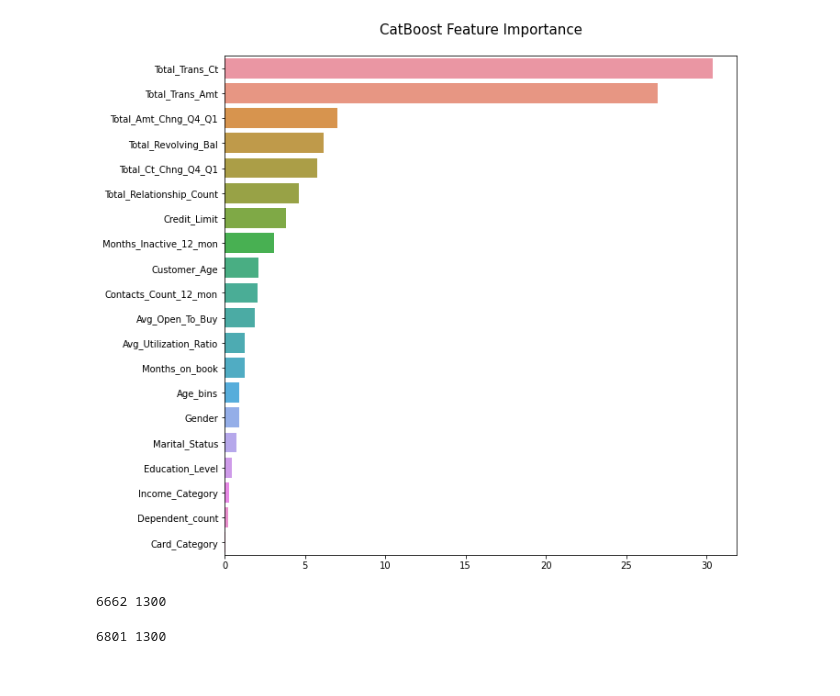
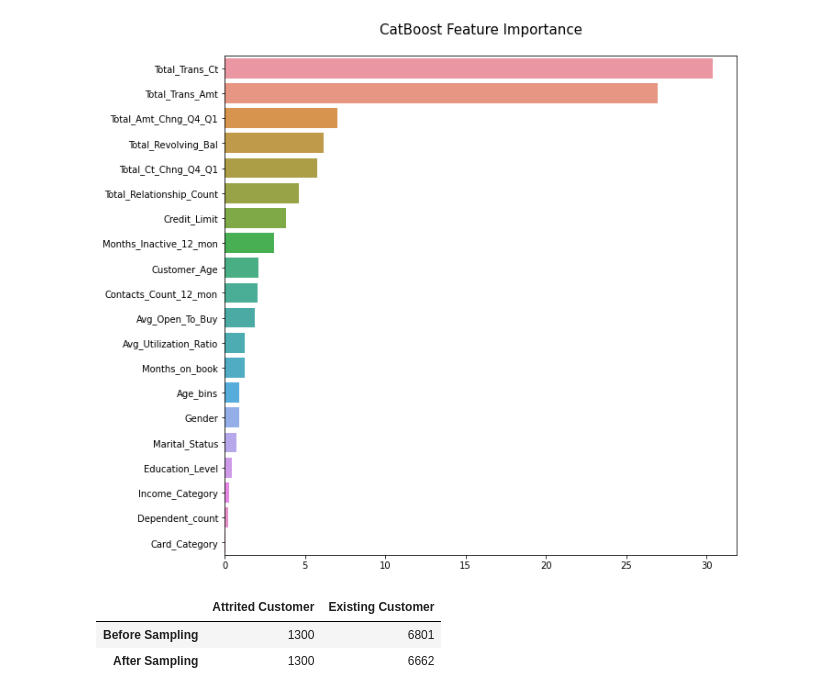
Before and after one commit to YJ-97/-Prediction-Customer-Attrition, a Jupyter notebook: modeling_column_all/CatBoost.ipynb, the cells around one changed output. Saved outputs shown, nothing was run; the diff lists cells and outputs as text; code cells hidden in the pictures.

```diff
--- a/modeling_column_all/CatBoost.ipynb
+++ b/modeling_column_all/CatBoost.ipynb
@@ -385,32 +385,23 @@ plt.title('CatBoost Feature Importance\n', fontsize=15)
 Text(0.5, 1.0, 'CatBoost Feature Importance\n')
 [figure]
 # %%
+columns = ['Attrited Customer', 'Existing Customer']
+df = pd.DataFrame(columns=columns)
+
 x_train, x_test, y_train, y_test = train_test_split(input, target, random_state=42, test_size=0.2)
 
 ss = StandardScaler()
 x_train_ss = ss.fit_transform(x_train)
 x_test_ss = ss.fit_transform(x_test)
+df.loc['Before Sampling'] = [sum(y_train==0), sum(y_train==1)]
+# print(sum(y_train==1), sum(y_train==0))
 
 tl = TomekLinks()
 x_train_ss, y_train = tl.fit_resample(x_train_ss, y_train)
-print(sum(y_train==1), sum(y_train==0))
-
-# cat = CatBoostClassifier(random_state=42, verbose=0)
-# cat.fit(x_train_ss, y_train)
-# pred = cat.predict(x_test_ss)
-
-# acc = accuracy_score(y_test, pred)
-# recall = recall_score(y_test, pred)
-# precision = precision_score(y_test, pred)
-# f1 = f1_score(y_test, pred)
+df.loc['After Sampling'] = [sum(y_train==0), sum(y_train==1)]
+# print(sum(y_train==1), sum(y_train==0))
+df
 # %% [output]
-6662 1300
+|  | Attrited Customer | Existing Customer |
+| Before Sampling | 1300 | 6801 |
+| After Sampling | 1300 | 6662 |
-# %%
-x_train, x_test, y_train, y_test = train_test_split(input, target, random_state=42, test_size=0.2)
-
-ss = StandardScaler()
-x_train_ss = ss.fit_transform(x_train)
-x_test_ss = ss.fit_transform(x_test)
-print(sum(y_train==1), sum(y_train==0))
-# %% [output]
-6801 1300
```
